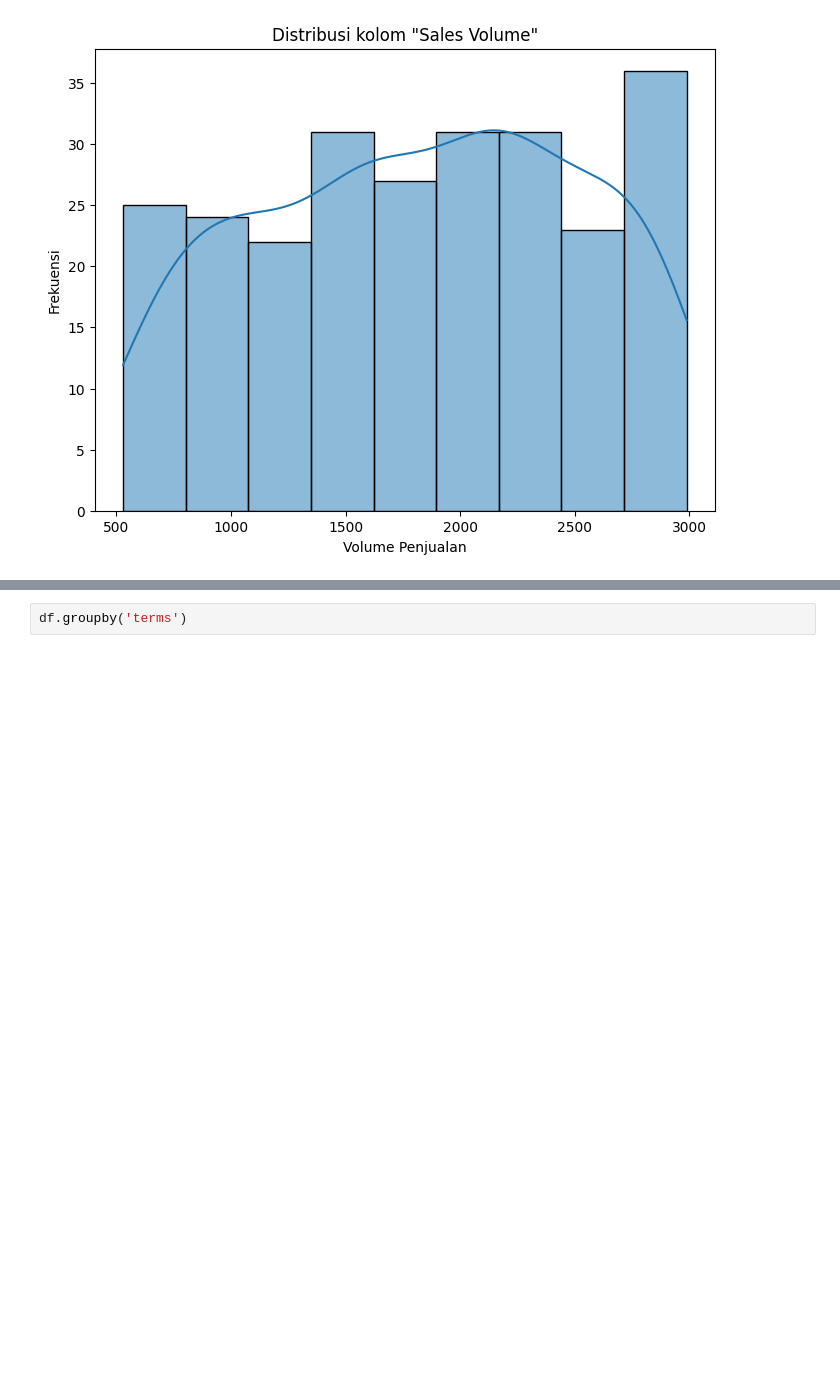
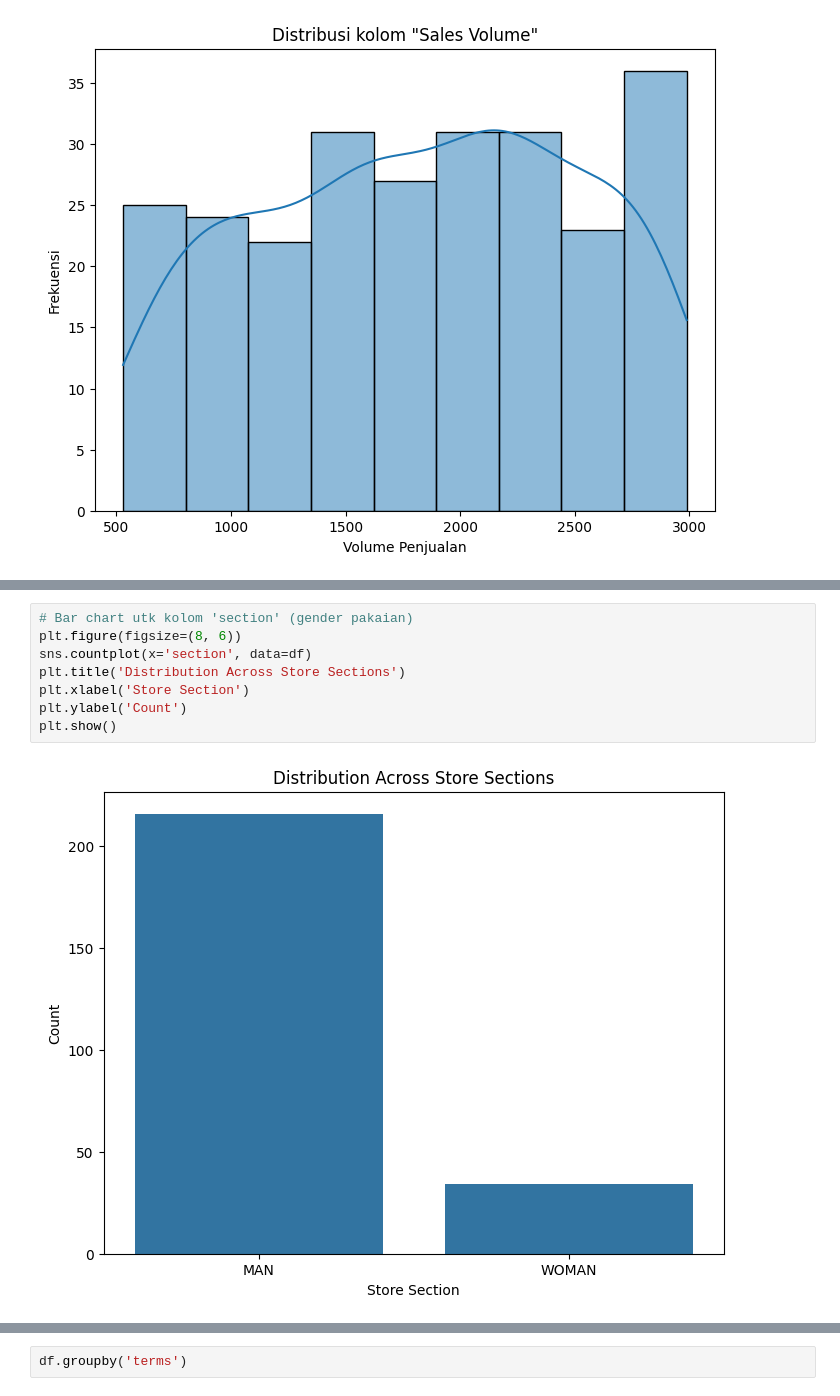
Before and after one commit to LatiefDataVisionary/eksanta-2025, a Jupyter notebook: Kelompok_1_Eksanta_2025.ipynb, the cells around one changed output, grey strips where cells are left out. Cells and saved outputs as stored; diff of their text form; blank space fills up the shorter version.

```diff
--- a/Kelompok_1_Eksanta_2025.ipynb
+++ b/Kelompok_1_Eksanta_2025.ipynb
@@ -184,0 +217,10 @@ plt.show()
+# %%
+# Bar chart utk kolom 'section' (gender pakaian)
+plt.figure(figsize=(8, 6))
+sns.countplot(x='section', data=df)
+plt.title('Distribution Across Store Sections')
+plt.xlabel('Store Section')
+plt.ylabel('Count')
+plt.show()
+# %% [output]
+[figure, added]
```
Also changed, not shown: parts of 19 cells of this notebook.
